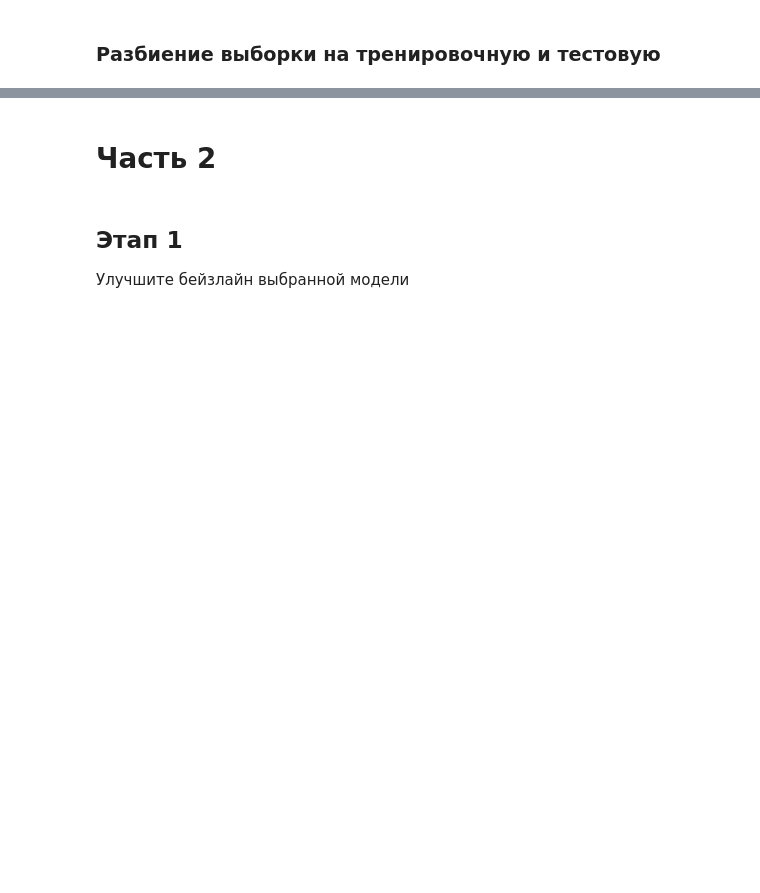
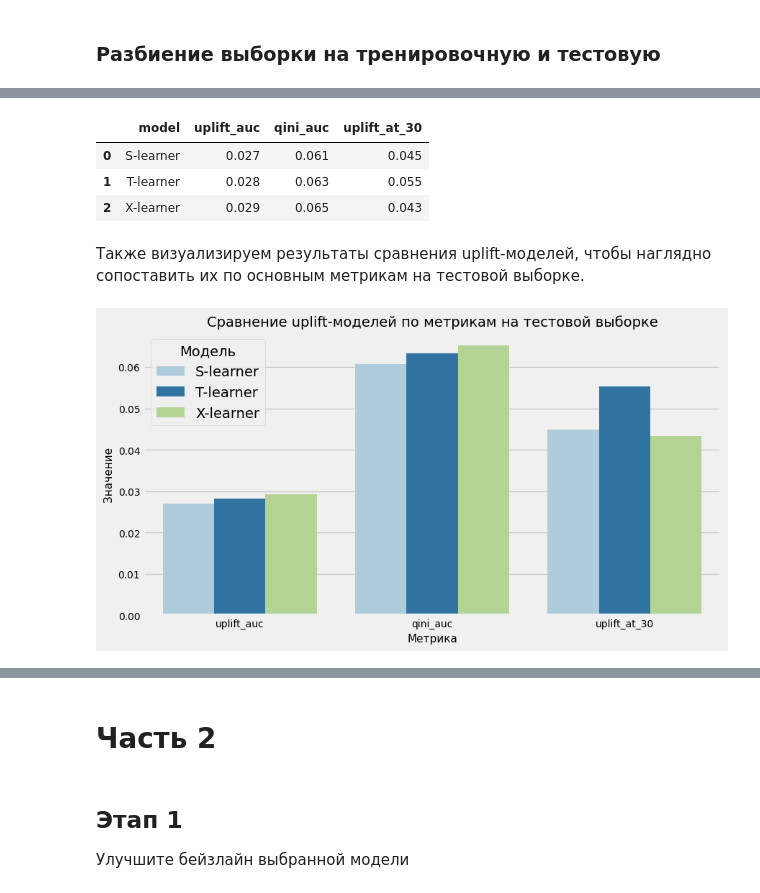
Before and after one commit to LadyProGo/mle-project-sprint-5-v001, a Jupyter notebook: final_uplift_project.ipynb, the cells around one changed output, grey strips where cells are left out. Drawn from its saved outputs; the diff is of its cells as text; code cells hidden in the pictures; blank space fills up the shorter version.

```diff
--- a/final_uplift_project.ipynb
+++ b/final_uplift_project.ipynb
@@ -591,0 +1298,16 @@ treatment_test_mapped = treatment_test.map(treatment_mapping)
+# %%
+# рассчитываем Qini AUC на тестовой выборке
+x_test_qini_auc = qini_auc_score(
+    y_true=y_test,
+    uplift=x_uplift_test,
+    treatment=treatment_test
+)
+# %%
+# рассчитываем Uplift@30% на тестовой выборке
+x_test_uplift_at_30 = uplift_at_k(
+    y_true=y_test,
+    uplift=x_uplift_test,
+    treatment=treatment_test,
+    strategy="overall",
+    k=0.30
+)
@@ -591,0 +1372,63 @@ treatment_test_mapped = treatment_test.map(treatment_mapping)
+# %%
+# создаём таблицу сравнения uplift-моделей
+model_comparison = pd.DataFrame({
+    "model": [
+        "S-learner",
+        "T-learner",
+        "X-learner"
+    ],
+    "uplift_auc": [
+        s_test_uplift_auc,
+        t_test_uplift_auc,
+        x_test_uplift_auc
+    ],
+    "qini_auc": [
+        s_test_qini_auc,
+        t_test_qini_auc,
+        x_test_qini_auc
+    ],
+    "uplift_at_30": [
+        s_test_uplift_at_30,
+        t_test_uplift_at_30,
+        x_test_uplift_at_30
+    ]
+})
+
+# выводим сравнительную таблицу
+display(model_comparison)
+# %% [output]
+|  | model | uplift_auc | qini_auc | uplift_at_30 |
+| 0 | S-learner | 0.027 | 0.061 | 0.045 |
+| 1 | T-learner | 0.028 | 0.063 | 0.055 |
+| 2 | X-learner | 0.029 | 0.065 | 0.043 |
+# %% [markdown]
+Также визуализируем результаты сравнения uplift-моделей, чтобы наглядно сопоставить их по основным метрикам на тестовой выборке.
+# %%
+# создаём таблицу в длинном формате для построения графика
+comparison_plot_df = model_comparison.melt(
+    id_vars="model",
+    value_vars=["uplift_auc", "qini_auc", "uplift_at_30"],
+    var_name="metric",
+    value_name="value"
+)
+# %%
+# строим столбчатую диаграмму
+plt.figure(figsize=(9, 5))
+sns.barplot(
+    data=comparison_plot_df,
+    x="metric",
+    y="value",
+    hue="model"
+)
+
+# задаём оформление графика
+plt.title("Сравнение uplift-моделей по метрикам на тестовой выборке", fontsize=14)
+plt.xlabel("Метрика", fontsize=11)
+plt.ylabel("Значение", fontsize=11)
+plt.xticks(fontsize=10)
+plt.yticks(fontsize=10)
+plt.legend(title="Модель")
+plt.tight_layout()
+plt.show()
+# %% [output]
+[figure, added]
```
Also changed, not shown: parts of 146 cells of this notebook, 2 other files.
